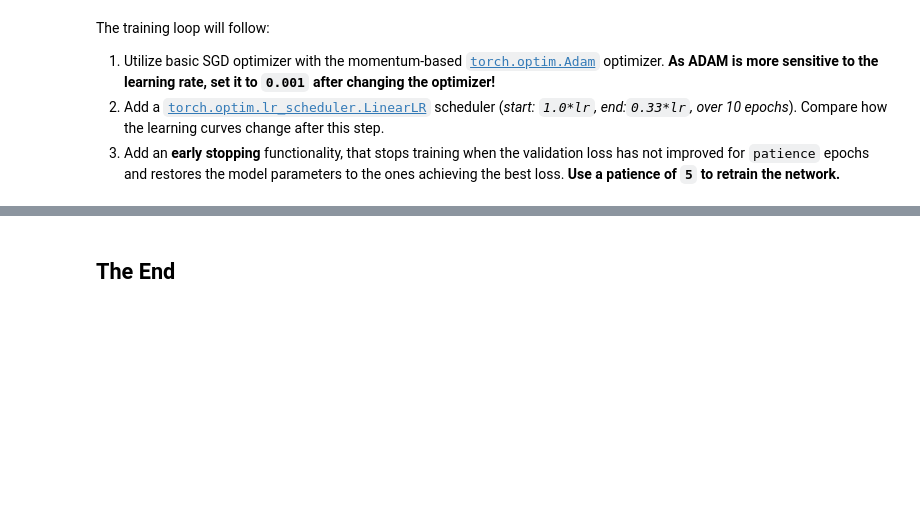
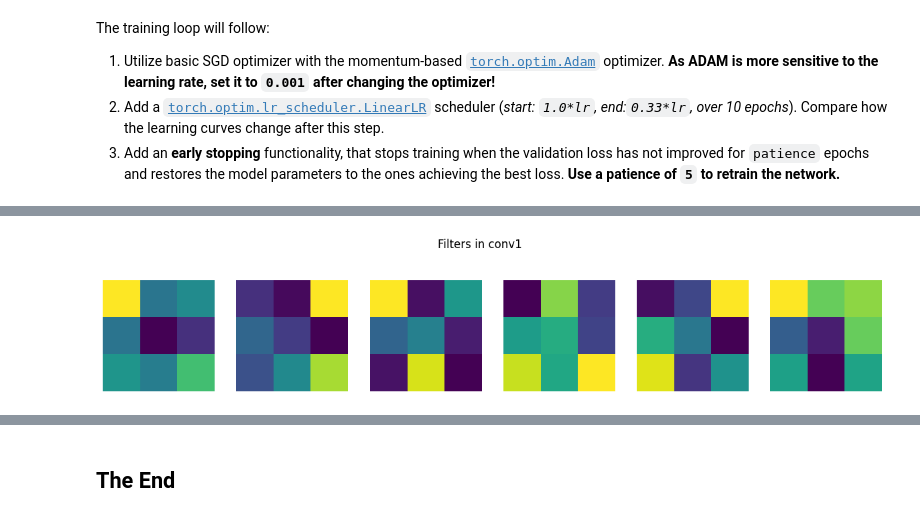
Before and after one commit to ignsagita/neuralnets-fashionmnist, a Jupyter notebook: neuralnets_fashionmnist.ipynb, the cells around one changed output, grey strips where cells are left out. Cells and saved outputs as stored; diff of their text form; code cells hidden in the pictures; blank space fills up the shorter version.

```diff
--- a/neuralnets_fashionmnist.ipynb
+++ b/neuralnets_fashionmnist.ipynb
@@ -160,6 +132,0 @@ We can also try to see each data instance by using **plt.imshow**.
-# %%
-import matplotlib.pyplot as plt
-i = np.random.randint(0, X_train.shape[0])
-plt.imshow(X_train[i].reshape((28, 28)), cmap='gray') # cmap to recognize a grayscale image
-plt.xlabel(class_names[y_train[i]])
-plt.show()
@@ -183,21 +145,0 @@ Therefore, we are going to use the [`torch.utils.data.Dataset`](https://pytorch.
-# %%
-# unzip data:
-target_dir = 'data/data/fashion/unzipped'
-os.makedirs(target_dir, exist_ok=True)
-
-train = mnist_reader.load_mnist('data/fashion', kind='train')
-t10k  = mnist_reader.load_mnist('data/fashion', kind='t10k')
-
-data = np.concatenate((train[0], t10k[0]), axis=0)
-labels = np.concatenate((train[1], t10k[1]), axis=0)
-
-for i, x in enumerate(data):
-  file = os.path.join(target_dir, f'img_{i:d}.npy')
-  with open(file, 'wb') as f:
-    np.save(f, x.reshape((28, 28)))
-
-with open(os.path.join(target_dir, 'labels.npy'), 'wb') as f:
-  np.save(f, labels)
-
-
-# load exactly when needed, stored --> kept in memory as long as needed
@@ -420,0 +343,4 @@ Estimated Total Size (MB): 1.15
+# %%
+# Model Summary
+net = SimpleCNN()
+summary(net, input_size=(1, 28, 28), device='cpu')
@@ -695,0 +562,16 @@ Estimated Total Size (MB): 1.15
+# %%
+# Kernels
+
+# Get the weights and normalize to [0, 1]
+filters = net.conv1.weight.data.clone().cpu()
+filters = (filters - filters.min()) / (filters.max() - filters.min())
+
+# Plot first 6 filters
+fig, axes = plt.subplots(1, 6, figsize=(15, 3))
+for i in range(6):
+    axes[i].imshow(filters[i].permute(1, 2, 0))  # convert CHW to HWC
+    axes[i].axis('off')
+plt.suptitle('Filters in conv1')
+plt.show()
+# %% [output]
+[figure, added]
```
Also changed, not shown: parts of 71 cells of this notebook.
